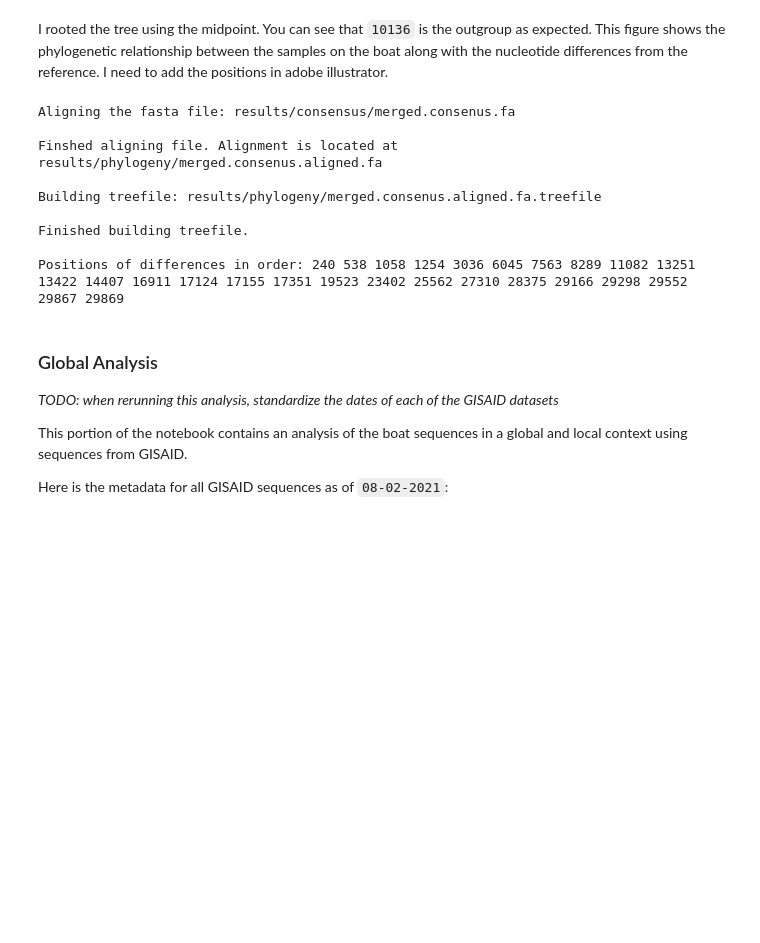
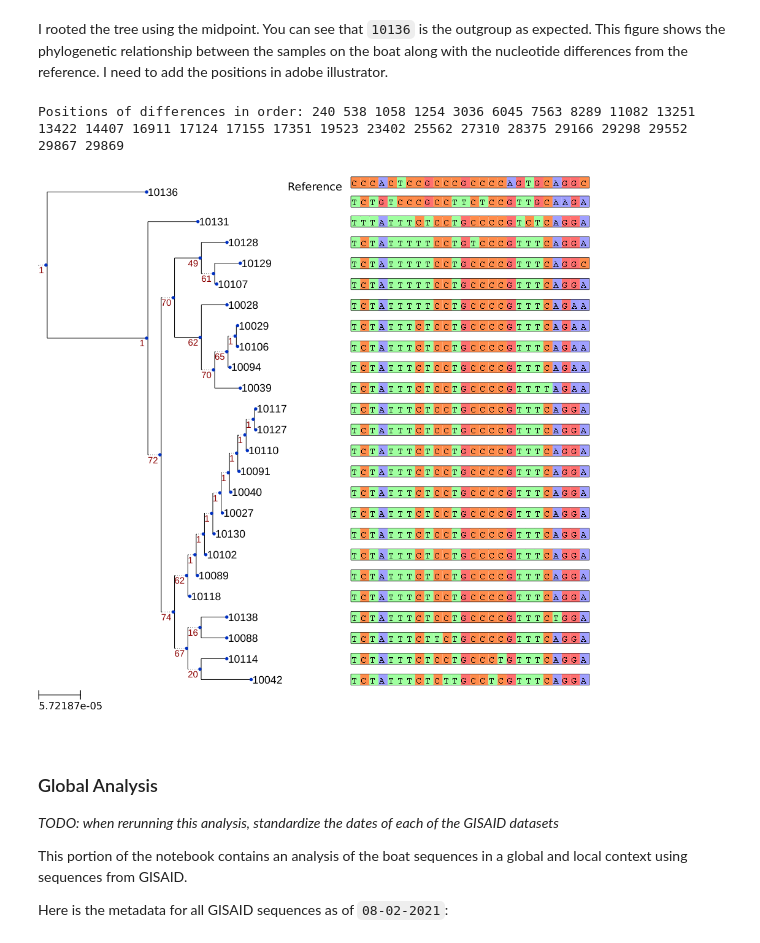
Before and after one commit to jbloomlab/SARS-CoV-2_bottleneck, a Jupyter notebook: workflow/notebooks/Phylogenetic-Analysis.ipynb, the cells around one changed output. Cells and saved outputs as stored; diff of their text form; code cells hidden in the pictures; blank space fills up the shorter version.

```diff
--- a/workflow/notebooks/Phylogenetic-Analysis.ipynb
+++ b/workflow/notebooks/Phylogenetic-Analysis.ipynb
@@ -197,7 +202,7 @@ I rooted the tree using the midpoint. You can see that `10136` is the outgroup a
 # %%
 if not os.path.exists("results/phylogeny/merged.consenus.aligned.fa.treefile"):
 
-    make_tree(fastapath = "results/consensus/merged.consenus.fa", outpath = outpath, prefix = "merged.consenus", large = False)
+    make_tree(fastapath = "results/consensus/merged.consenus.fa", outpath = outpath, prefix = "merged.consenus", large = False, mask = False)
 
 
 t = Tree("results/phylogeny/merged.consenus.aligned.fa.treefile")
@@ -233,20 +238,16 @@ for leaf in t.iter_leaves():
         seqface.margin_left = 10
         leaf.add_face(seqface, 1, "aligned")
 
-t.render("results/phylogeny/boat-sequences-custom.png", w=10, units="in", tree_style = ts)
-
+t.render("results/phylogeny/custom-boat-sequences.png", w=10, units="in", tree_style = ts)
 
 print(f"Positions of differences in order: {' '.join([str(snp[0]) for snp in sorted(snps, key = (lambda s: s[0]))])}")
 # %% [output]
-Aligning the fasta file: results/consensus/merged.consenus.fa
-
-Finshed aligning file. Alignment is located at results/phylogeny/merged.consenus.aligned.fa
-
-Building treefile: results/phylogeny/merged.consenus.aligned.fa.treefile
-
-Finished building treefile.
-
 Positions of differences in order: 240 538 1058 1254 3036 6045 7563 8289 11082 13251 13422 14407 16911 17124 17155 17351 19523 23402 25562 27310 28375 29166 29298 29552 29867 29869
+# %%
+
+t.render("%%inline", w=10, units="in", tree_style = ts)
+# %% [output]
+[figure, added]
 # %% [markdown]
 ### Global Analysis
 
```
Also changed, not shown: parts of 9 cells of this notebook, 2 other files.
